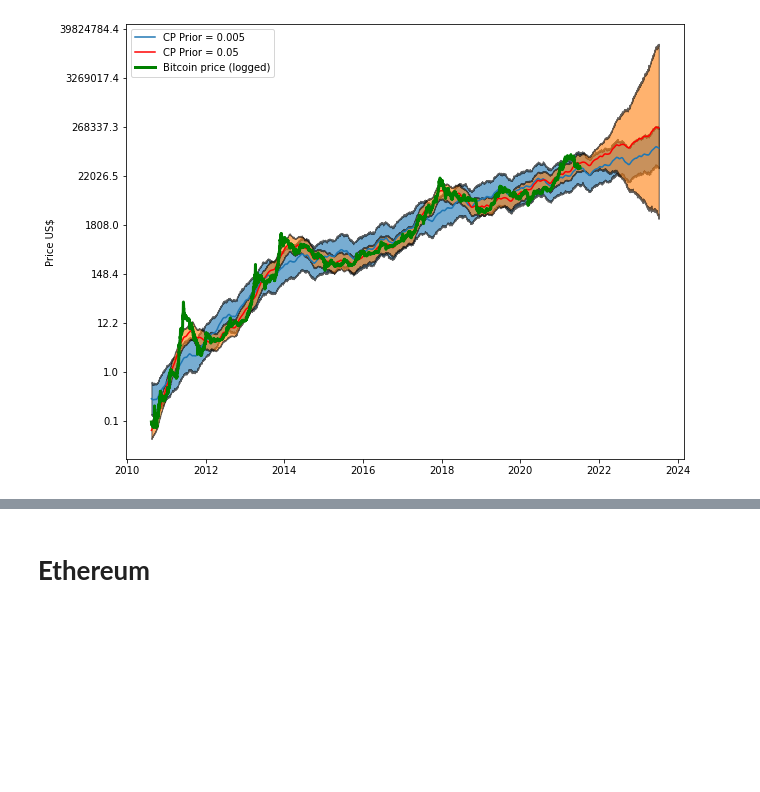
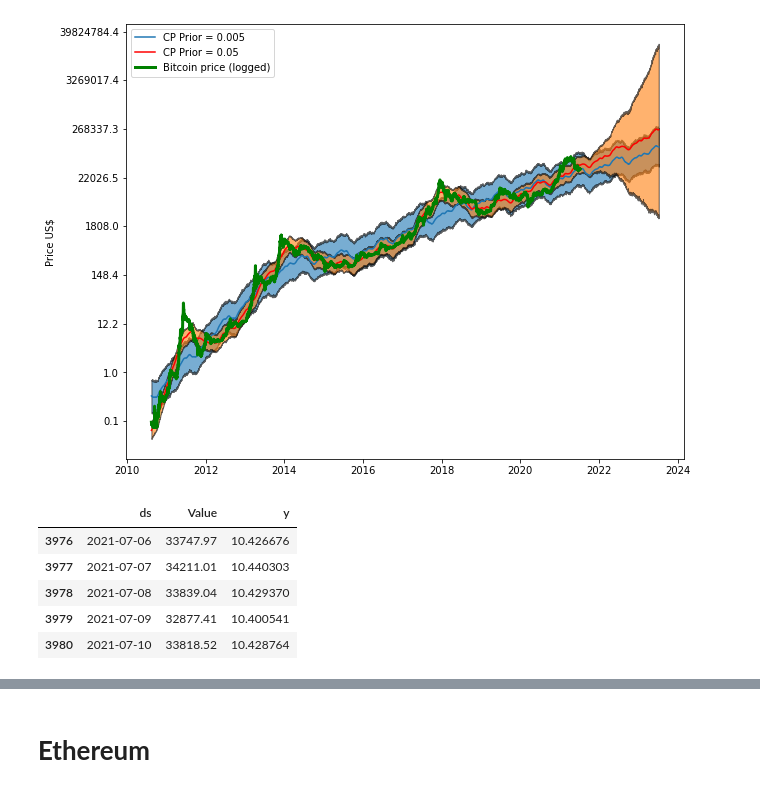
Before and after one commit to pedroafleite/btc-eth-risk-assessment, a Jupyter notebook: prophet.ipynb, the cells around one changed output, grey strips where cells are left out. Saved outputs shown, nothing was run; the diff lists cells and outputs as text; code cells hidden in the pictures; blank space fills up the shorter version.

```diff
--- a/prophet.ipynb
+++ b/prophet.ipynb
@@ -90,3 +118,12 @@ plt.ylabel(r"Price US$")
 plt.show()
 # %% [output]
 [figure]
+# %%
+bitcoin.tail()
+# %% [output]
+|  | ds | Value | y |
+| 3976 | 2021-07-06 | 33747.97 | 10.426676 |
+| 3977 | 2021-07-07 | 34211.01 | 10.440303 |
+| 3978 | 2021-07-08 | 33839.04 | 10.429370 |
+| 3979 | 2021-07-09 | 32877.41 | 10.400541 |
+| 3980 | 2021-07-10 | 33818.52 | 10.428764 |
```
Also changed, not shown: parts of 20 cells of this notebook.
